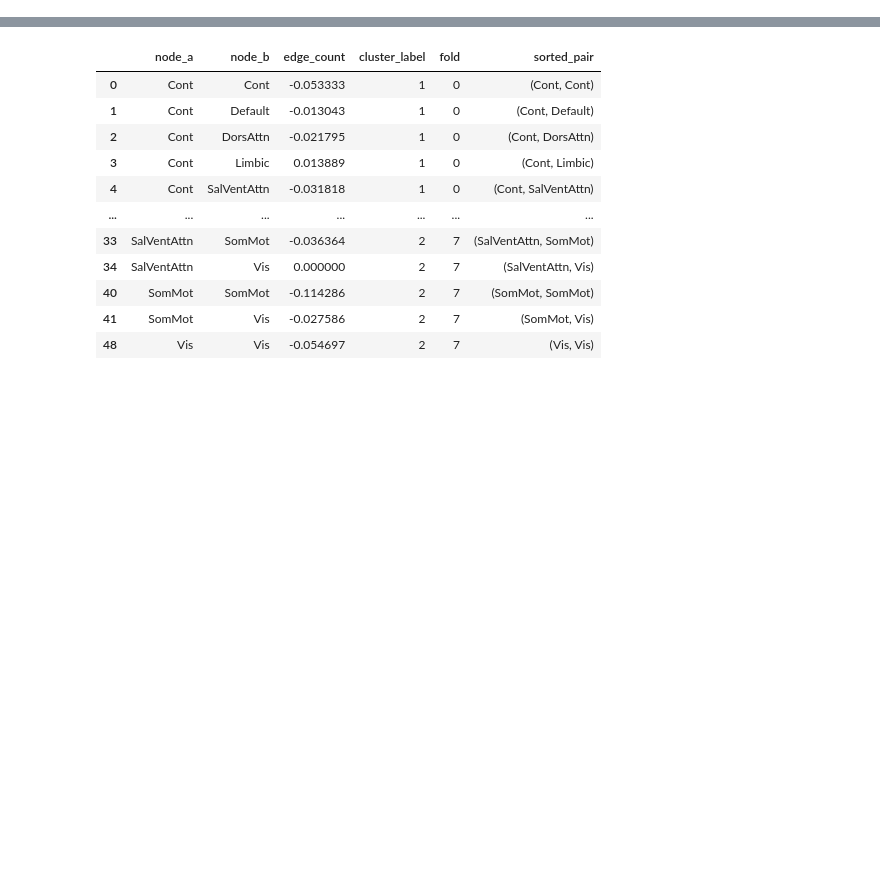
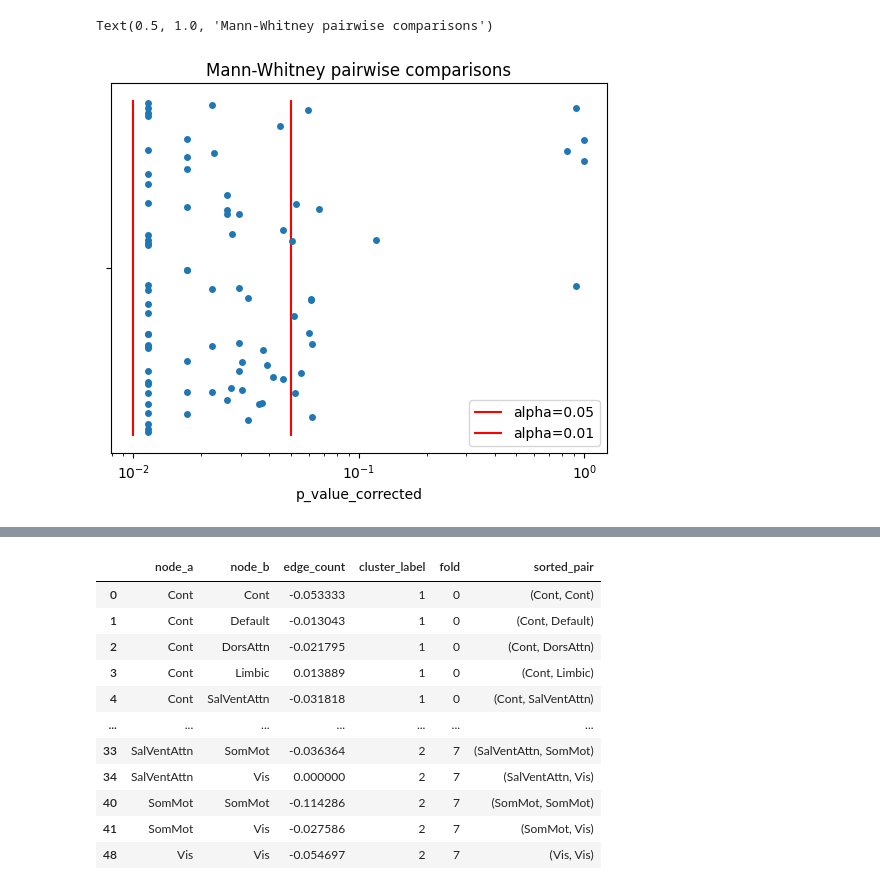
Before and after one commit to jonathan-legrand/article-figures, a Jupyter notebook: plot_edge_counts.ipynb, the cells around one changed output, grey strips where cells are left out. Cells and saved outputs as stored; diff of their text form; code cells hidden in the pictures; blank space fills up the shorter version.

Commit message:
Non parametric pairwise testing

```diff
--- a/plot_edge_counts.ipynb
+++ b/plot_edge_counts.ipynb
@@ -42,0 +45,40 @@ for net_a, net_b in all_connectivities(networks):
+# %%
+from itertools import combinations
+from scipy.stats import mannwhitneyu
+import statsmodels.stats.multitest as smm
+
+pairwise_results = []
+
+comparisons = tuple(combinations(df.cluster_label.unique(), 2))
+
+# Step 1: Collect all p-values globally
+for pair, group in df.groupby('sorted_pair'):
+    cluster_groups = {cl: sub['edge_count'].values for cl, sub in group.groupby('cluster_label')}
+
+    for cl1, cl2 in comparisons:
+        x = cluster_groups[cl1]
+        y = cluster_groups[cl2]
+
+        stat, p = mannwhitneyu(x, y, alternative='two-sided')
+
+        pairwise_results.append({
+            'sorted_pair': pair,
+            'cluster1': cl1,
+            'cluster2': cl2,
+            'U_stat': stat,
+            'p_value': p
+        })
+
+# Step 2: Global multiple testing correction
+pairwise_df = pd.DataFrame(pairwise_results)
+corrected_pvals = smm.multipletests(pairwise_df.loc[:, 'p_value'], method='bonferroni')[1]
+pairwise_df.loc[:, 'p_value_corrected'] = corrected_pvals
+sns.stripplot(pairwise_df, x="p_value_corrected")
+plt.vlines([0.05], ymin=-0.1, ymax=0.1, colors="red", label="alpha=0.05")
+plt.vlines([0.01], ymin=-0.1, ymax=0.1, colors="red", label="alpha=0.01")
+plt.xscale("log")
+plt.legend()
+plt.title("Mann-Whitney pairwise comparisons")
+# %% [output]
+Text(0.5, 1.0, 'Mann-Whitney pairwise comparisons')
+[figure, added]
```
Also changed, not shown: parts of 6 cells of this notebook.
